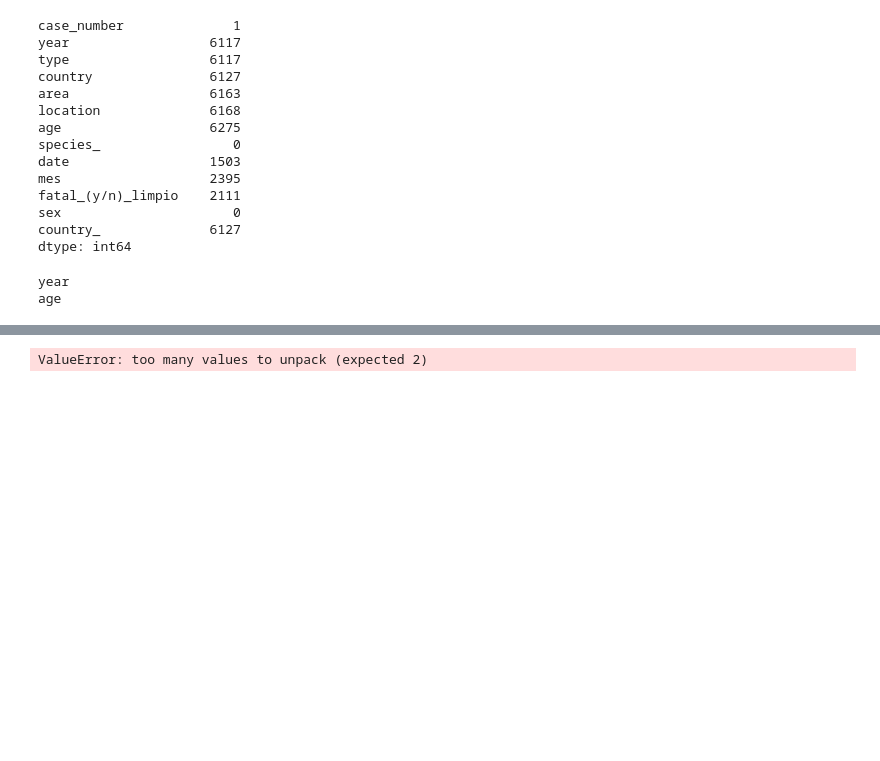
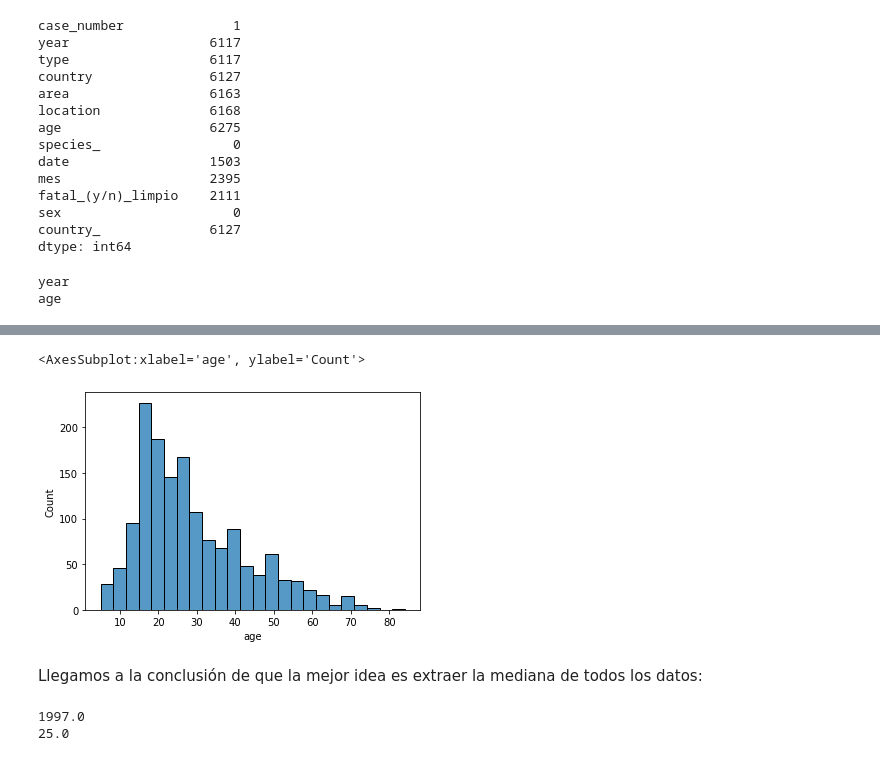
Before and after one commit to Adalab/DA_PromoC_modulo2_sprint2_Mari_y_Mina, a Jupyter notebook: Limpieza/pair_limpieza_3.ipynb, the cells around one changed output, grey strips where cells are left out. Cells and saved outputs as stored; diff of their text form; code cells hidden in the pictures; blank space fills up the shorter version.

```diff
--- a/Limpieza/pair_limpieza_3.ipynb
+++ b/Limpieza/pair_limpieza_3.ipynb
@@ -128,5 +140,17 @@ age
+# %%
+
+sns.histplot(x="age", data=df_numericas)
+# %% [output]
+<AxesSubplot:xlabel='age', ylabel='Count'>
+[figure, added]
+# %% [markdown]
+Llegamos a la conclusión de que la mejor idea es extraer la mediana de todos los datos:
 # %%
-for key, value in outliers:
-    mediana = df.iloc[value].median
+for key, value in outliers.items():
+    mediana = df[key].median()
+    print(mediana)
+    for i in value:
+        df.loc[i, key] = mediana
 # %% [output]
-ValueError: too many values to unpack (expected 2)
+1997.0
+25.0
```
Also changed, not shown: parts of 8 cells of this notebook.
